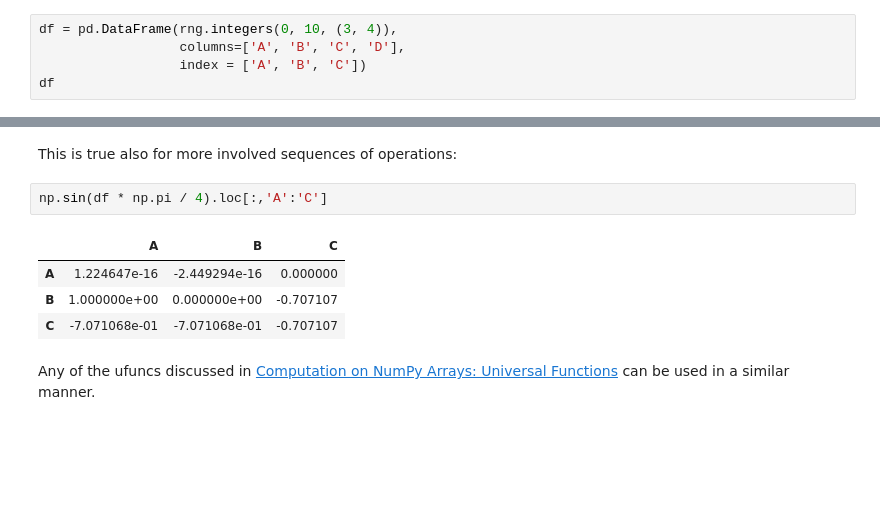
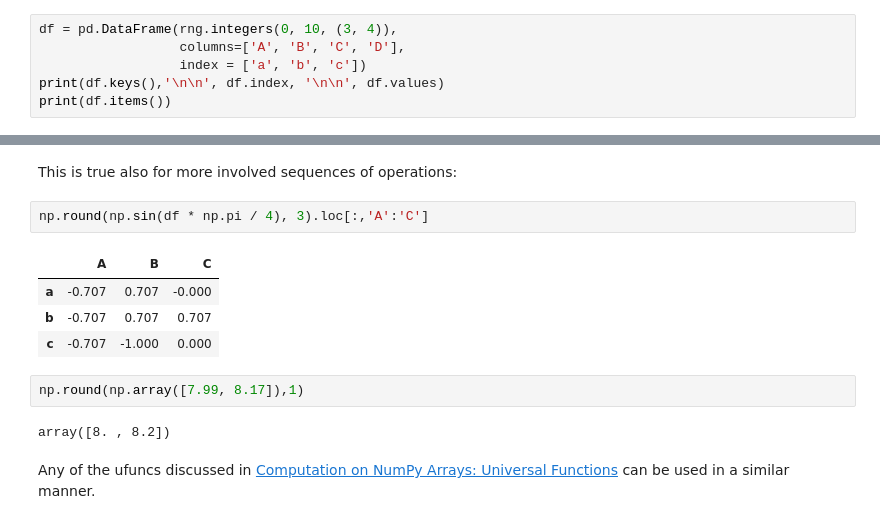
Before and after one commit to bertramwooster/PythonDataScienceHandbook, a Jupyter notebook: notebooks/03.03-Operations-in-Pandas.ipynb, the cells around one changed output, grey strips where cells are left out. Drawn from its saved outputs; the diff is of its cells as text; blank space fills up the shorter version.

```diff
--- a/notebooks/03.03-Operations-in-Pandas.ipynb
+++ b/notebooks/03.03-Operations-in-Pandas.ipynb
@@ -32,6 +32,7 @@ dtype: int64
 # %%
 df = pd.DataFrame(rng.integers(0, 10, (3, 4)),
                   columns=['A', 'B', 'C', 'D'],
-                  index = ['A', 'B', 'C'])
-df
+                  index = ['a', 'b', 'c'])
+print(df.keys(),'\n\n', df.index, '\n\n', df.values)
+print(df.items())
 # %% [output]
@@ -53,12 +58,16 @@ dtype: float64
 # %% [markdown]
 This is true also for more involved sequences of operations:
 # %%
-np.sin(df * np.pi / 4).loc[:,'A':'C']
+np.round(np.sin(df * np.pi / 4), 3).loc[:,'A':'C']
 # %% [output]
 |  | A | B | C |
-| A | 1.224647e-16 | -2.449294e-16 | 0.000000 |
-| B | 1.000000e+00 | 0.000000e+00 | -0.707107 |
-| C | -7.071068e-01 | -7.071068e-01 | -0.707107 |
+| a | -0.707 | 0.707 | -0.000 |
+| b | -0.707 | 0.707 | 0.707 |
+| c | -0.707 | -1.000 | 0.000 |
+# %%
+np.round(np.array([7.99, 8.17]),1)
+# %% [output]
+array([8. , 8.2])
 # %% [markdown]
 Any of the ufuncs discussed in [Computation on NumPy Arrays: Universal Functions](02.03-Computation-on-arrays-ufuncs.ipynb) can be used in a similar manner.
 # %% [markdown]
```
Also changed, not shown: parts of 12 cells of this notebook.
